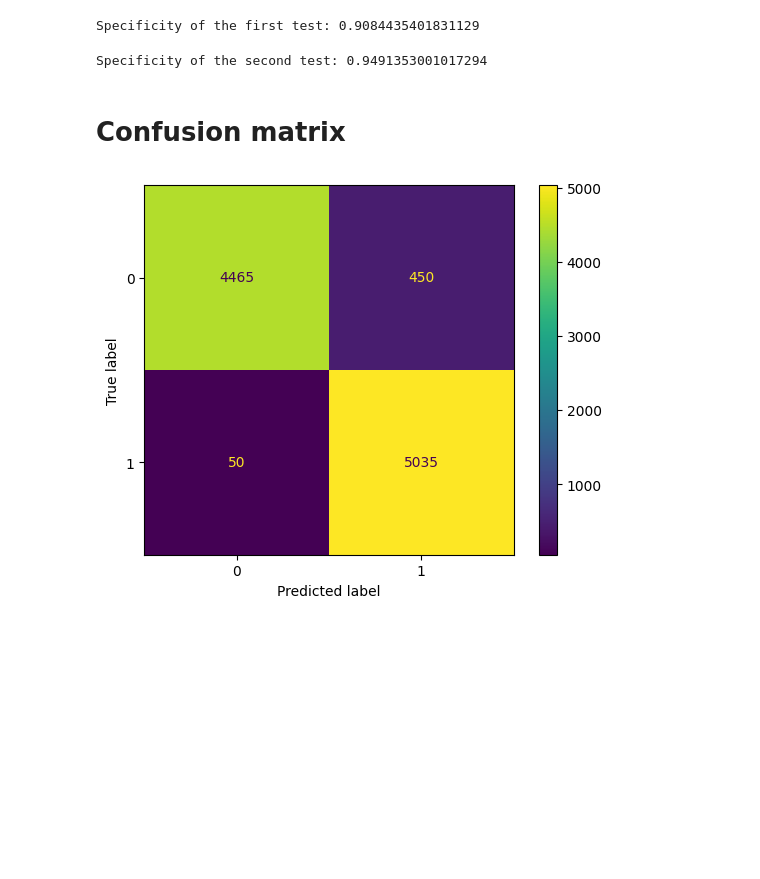
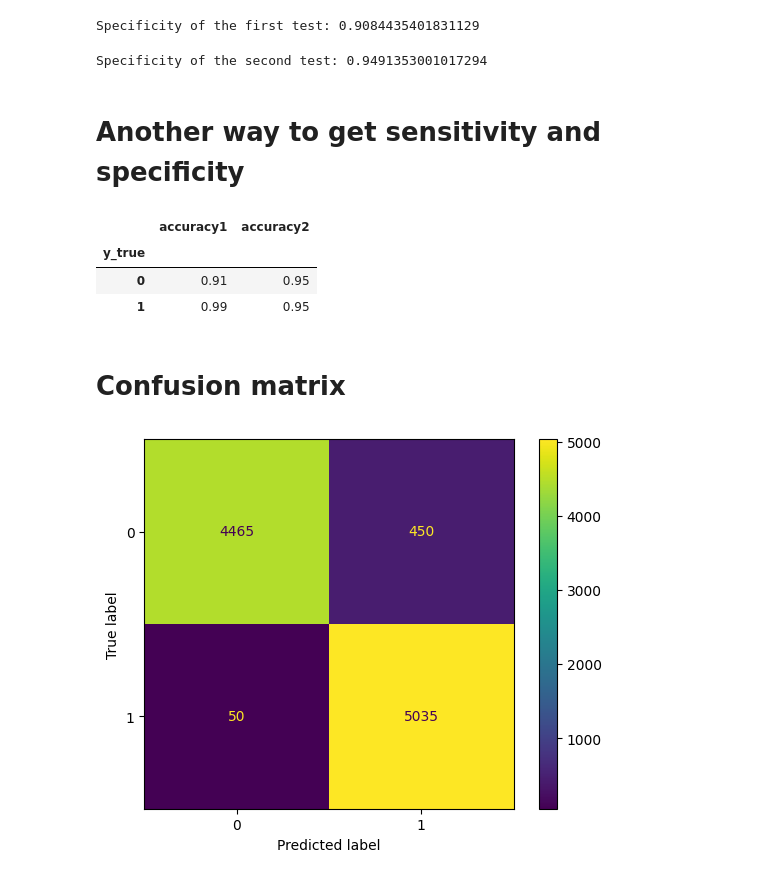
Before and after one commit to SabirovVladimir/AB-test, a Jupyter notebook: AB_test_pregnancy.ipynb, the cells around one changed output. Drawn from its saved outputs; the diff is of its cells as text; code cells hidden in the pictures; blank space fills up the shorter version.

```diff
--- a/AB_test_pregnancy.ipynb
+++ b/AB_test_pregnancy.ipynb
@@ -49,6 +49,22 @@ spec_second_test = recall_score(df['y_true'], df['y_pred2'], pos_label=0)
 print(f"Specificity of the second test: {spec_second_test}")
 # %% [output]
 Specificity of the second test: 0.9491353001017294
+# %% [markdown]
+# Another way to get sensitivity and specificity
+# %%
+df['accuracy1'] = df['y_true'] == df['y_pred1']
+df['accuracy1'] = df['accuracy1'].astype(float)
+# %%
+df['accuracy2'] = df['y_true'] == df['y_pred2']
+df['accuracy2'] = df['accuracy2'].astype(float)
+# %%
+sens_and_spec = round(df.groupby('y_true')[['accuracy1', 'accuracy2']].mean(),2)
+sens_and_spec
+# %% [output]
+|  | accuracy1 | accuracy2 |
+| y_true |  |  |
+| 0 | 0.91 | 0.95 |
+| 1 | 0.99 | 0.95 |
 # %% [markdown]
 # Confusion matrix
 # %%
```
Also changed, not shown: 1 other file.
